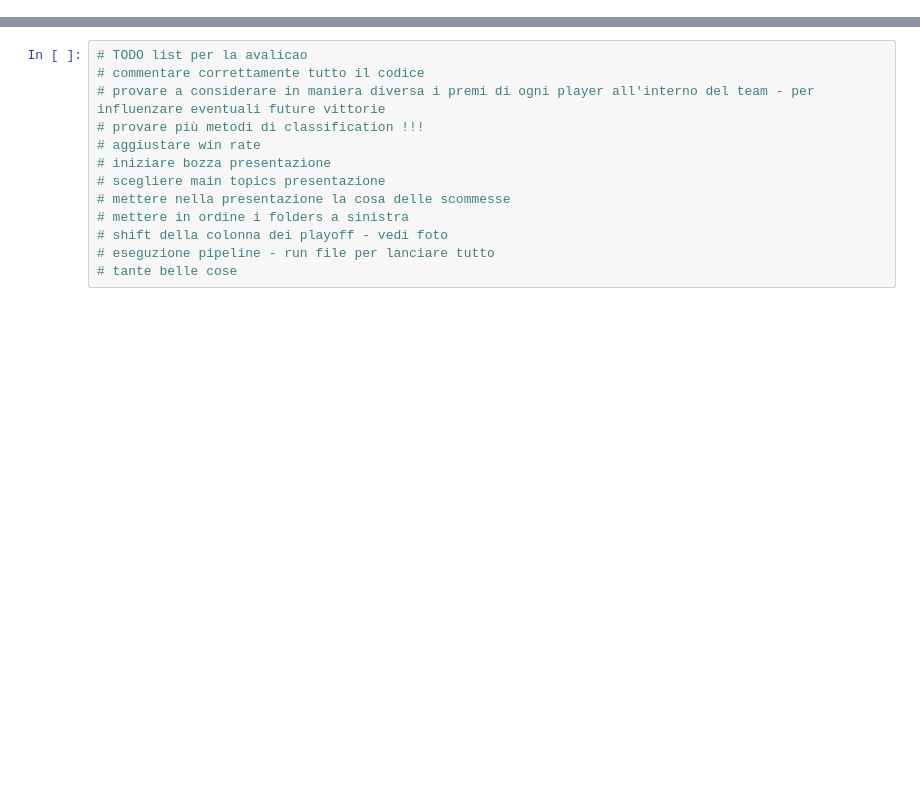
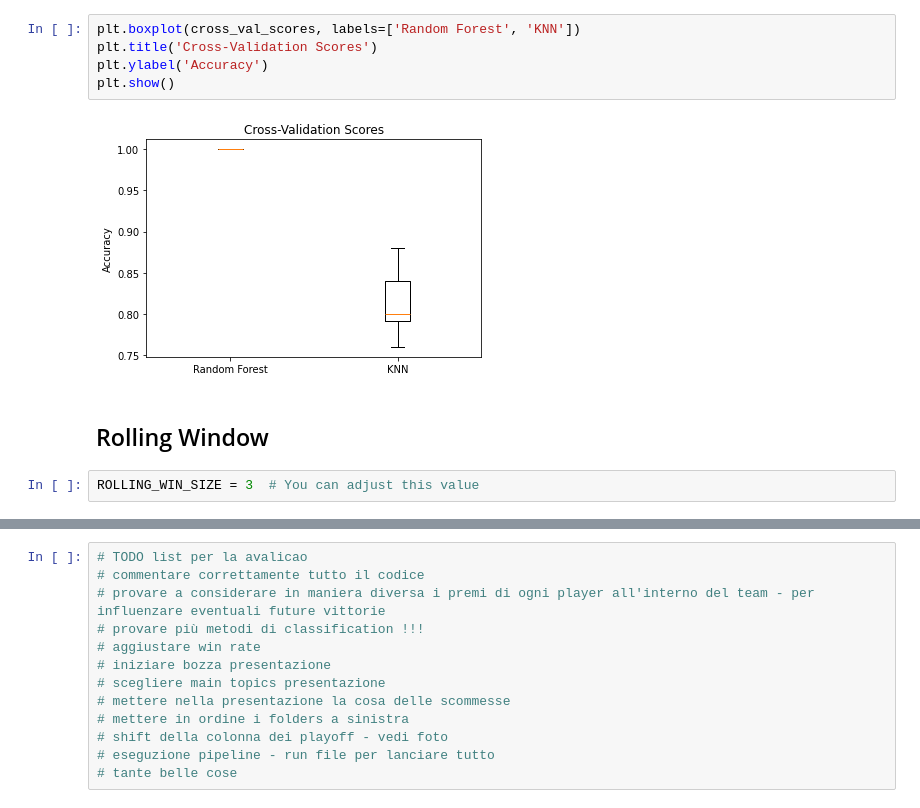
Before and after one commit to LukeDP/ML_G47, a Jupyter notebook: Code/4.Classification/classification.ipynb, the cells around one changed output, grey strips where cells are left out. Saved outputs shown, nothing was run; the diff lists cells and outputs as text; blank space fills up the shorter version.

```diff
--- a/Code/4.Classification/classification.ipynb
+++ b/Code/4.Classification/classification.ipynb
@@ -100,0 +97,11 @@ See the caveats in the documentation: https://pandas.pydata.org/pandas-docs/stab
+# %%
+plt.boxplot(cross_val_scores, labels=['Random Forest', 'KNN'])
+plt.title('Cross-Validation Scores')
+plt.ylabel('Accuracy')
+plt.show()
+# %% [output]
+[figure, added]
+# %% [markdown]
+## Rolling Window
+# %%
+ROLLING_WIN_SIZE = 3  # You can adjust this value
```
Also changed, not shown: parts of 35 cells of this notebook, 4 other files.
